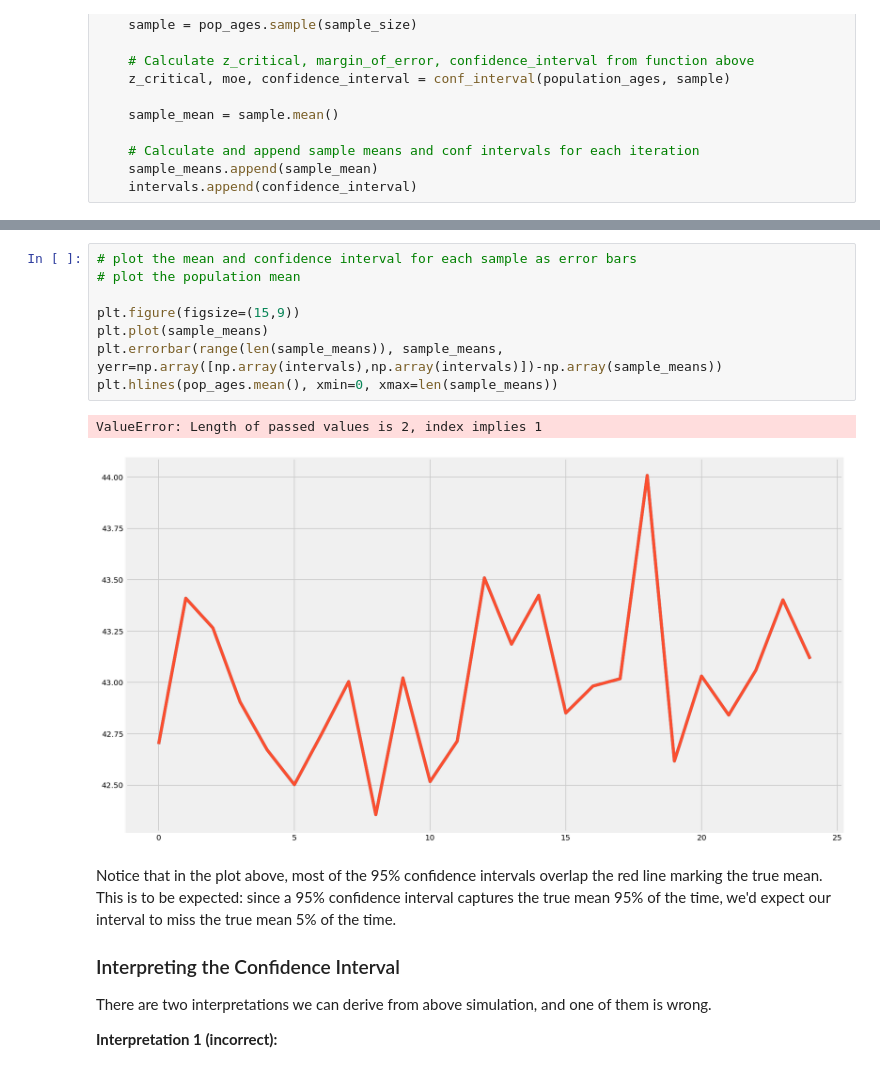
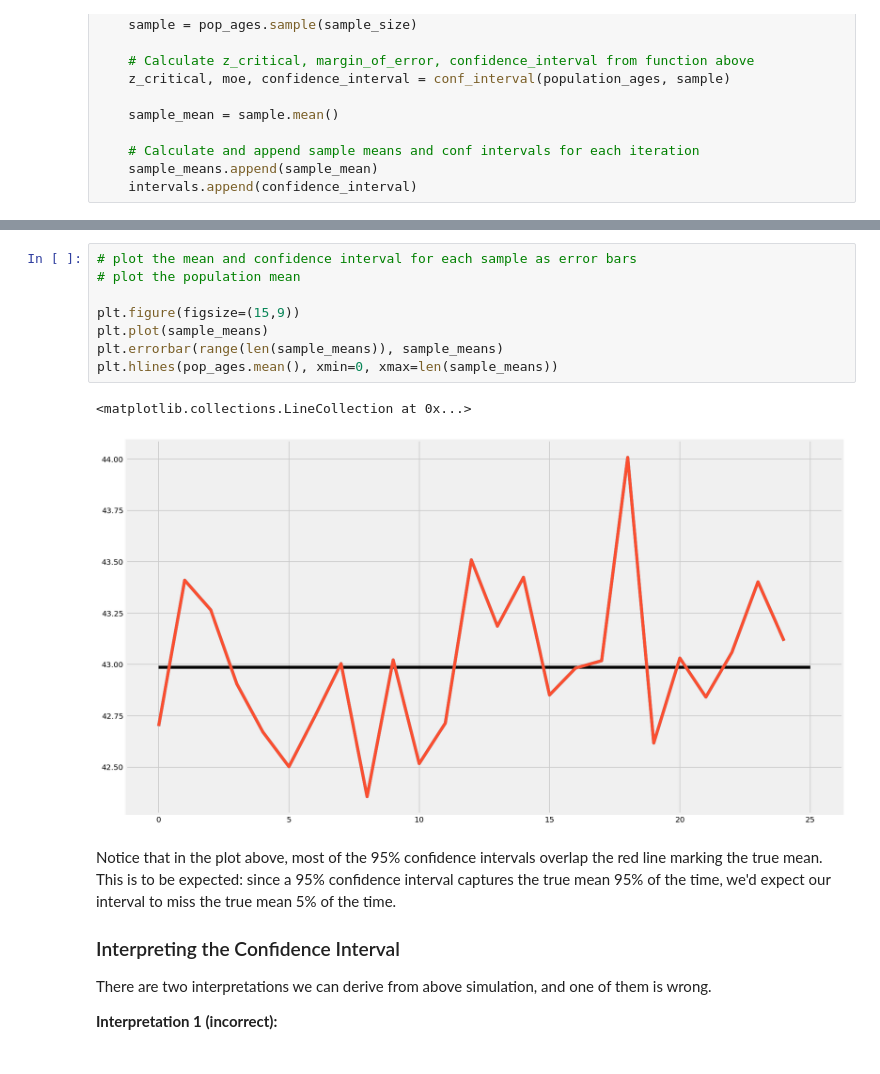
Before and after one commit to npschafer/dsc-confidence-intervals-lab-houston-ds-042219, a Jupyter notebook: index.ipynb, the cells around one changed output, grey strips where cells are left out. Drawn from its saved outputs; the diff is of its cells as text.

```diff
--- a/index.ipynb
+++ b/index.ipynb
@@ -299,14 +275,14 @@ list(zip(sample_means, sample_means))
 # %%
 # plot the mean and confidence interval for each sample as error bars
 # plot the population mean
 
 plt.figure(figsize=(15,9))
 plt.plot(sample_means)
-plt.errorbar(range(len(sample_means)), sample_means, yerr=np.array([np.array(intervals),np.array(intervals)])-np.array(sample_means))
+plt.errorbar(range(len(sample_means)), sample_means)
 plt.hlines(pop_ages.mean(), xmin=0, xmax=len(sample_means))
 # %% [output]
-ValueError: Length of passed values is 2, index implies 1
+<matplotlib.collections.LineCollection at 0x...>
-[figure, old version]
+[figure, new version]
 # %% [markdown]
 Notice that in the plot above, most of the 95% confidence intervals overlap the red line marking the true mean. This is to be expected: since a 95% confidence interval captures the true mean 95% of the time, we'd expect our interval to miss the true mean 5% of the time.
 
```
Also changed, not shown: parts of 2 cells of this notebook.
